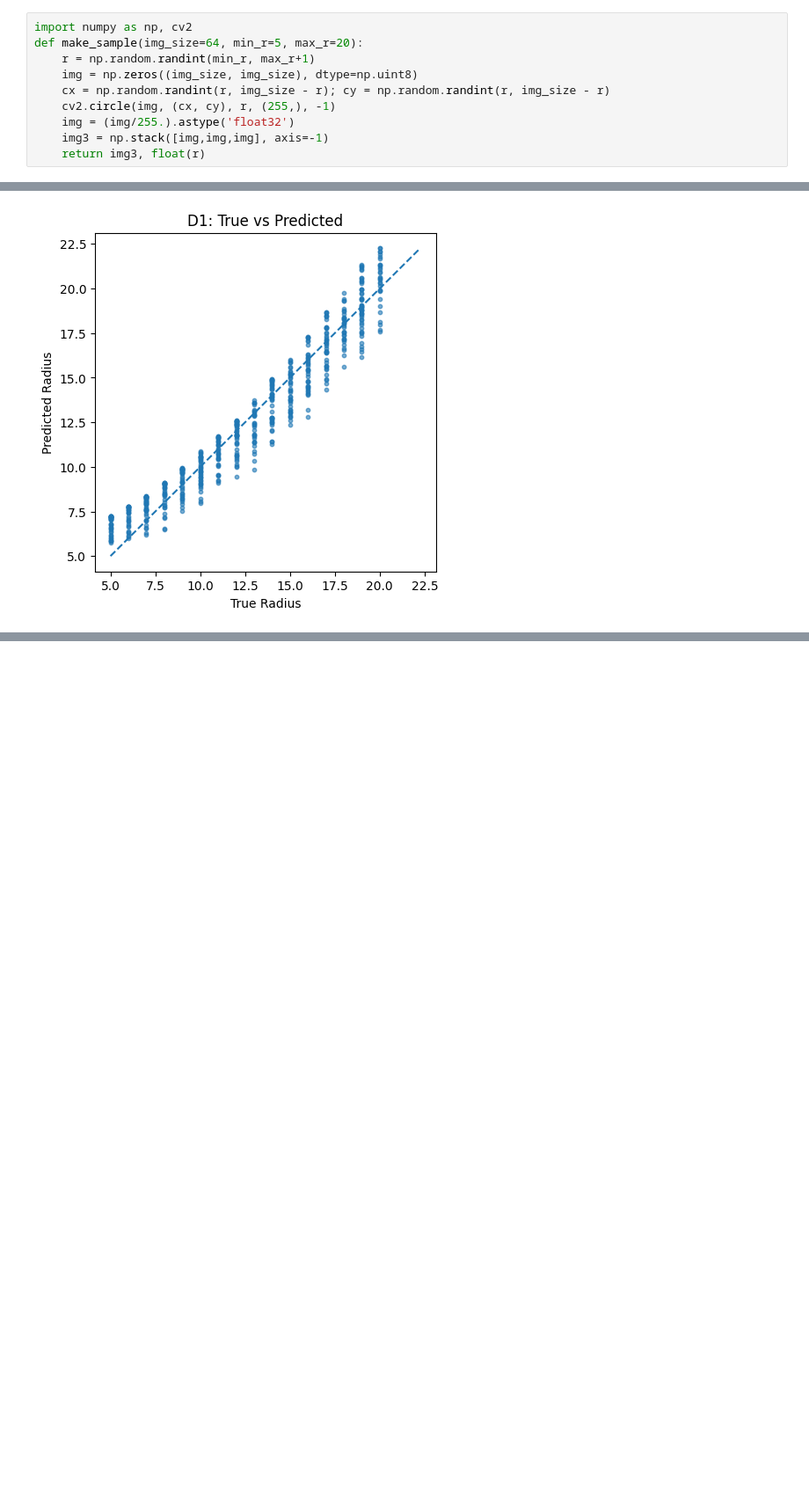
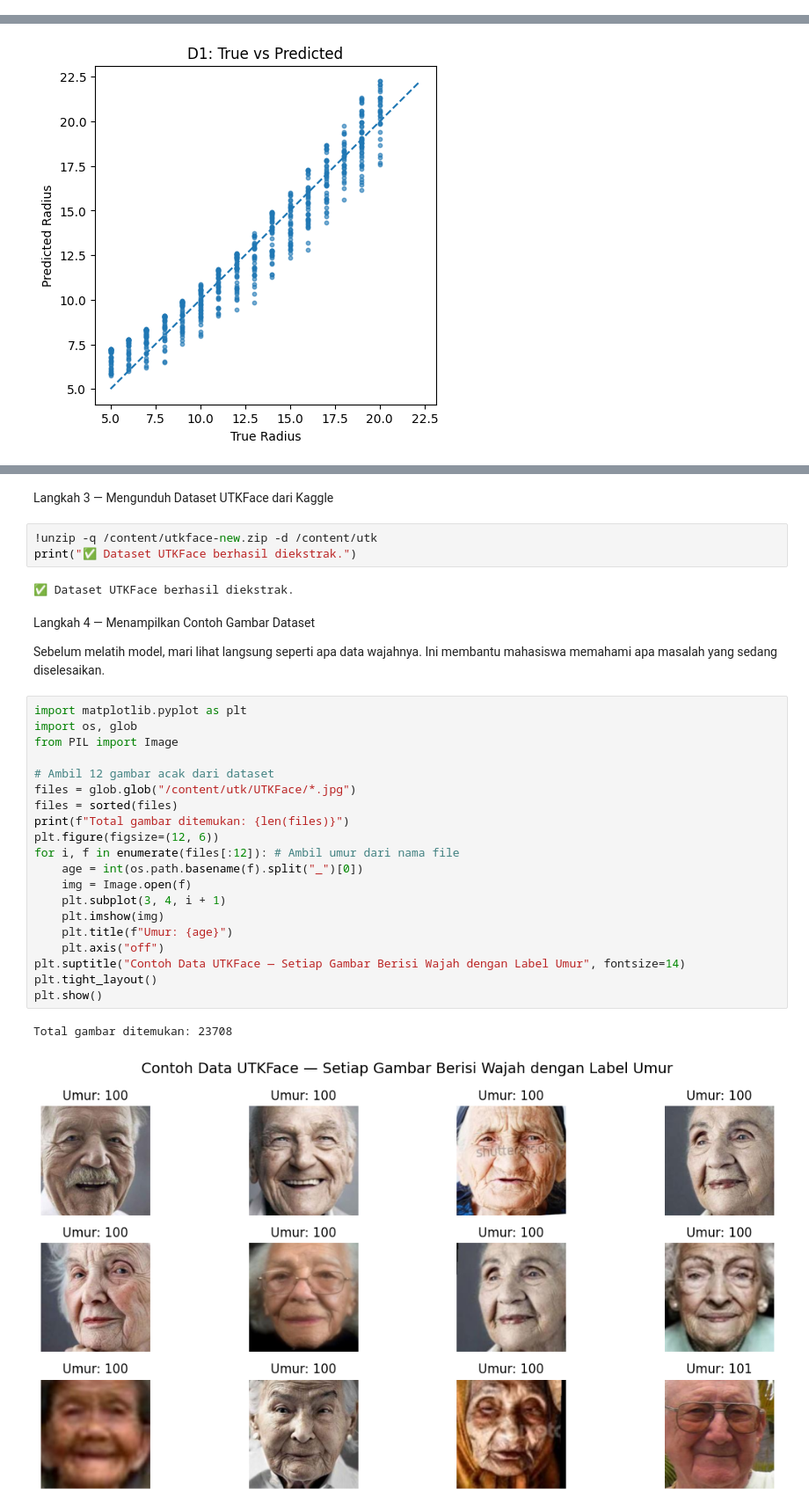
Before and after one commit to anisaafn/2025_Visi-Komputer_TI-2B, a Jupyter notebook: Jobsheet_3_Teknik_Regresi_Gambar.ipynb, the cells around one changed output, grey strips where cells are left out. Shown at 88% size. Saved outputs shown, nothing was run; the diff lists cells and outputs as text; blank space fills up the shorter version.

```diff
--- a/Jobsheet_3_Teknik_Regresi_Gambar.ipynb
+++ b/Jobsheet_3_Teknik_Regresi_Gambar.ipynb
@@ -23,10 +19,0 @@ Kita akan membuat dataset citra 64×64 berisi satu lingkaran putih di latar hita
-# %%
-import numpy as np, cv2
-def make_sample(img_size=64, min_r=5, max_r=20):
-    r = np.random.randint(min_r, max_r+1)
-    img = np.zeros((img_size, img_size), dtype=np.uint8)
-    cx = np.random.randint(r, img_size - r); cy = np.random.randint(r, img_size - r)
-    cv2.circle(img, (cx, cy), r, (255,), -1)
-    img = (img/255.).astype('float32')
-    img3 = np.stack([img,img,img], axis=-1)
-    return img3, float(r)
@@ -275,0 +213,34 @@ plt.show()
+# %% [markdown]
+Langkah 3 — Mengunduh Dataset UTKFace dari Kaggle
+# %%
+!unzip -q /content/utkface-new.zip -d /content/utk
+print("✅ Dataset UTKFace berhasil diekstrak.")
+# %% [output]
+✅ Dataset UTKFace berhasil diekstrak.
+# %% [markdown]
+Langkah 4 — Menampilkan Contoh Gambar Dataset
+
+Sebelum	melatih	model,	mari	lihat	langsung	seperti	apa	data	wajahnya. Ini membantu mahasiswa memahami apa masalah yang sedang diselesaikan.
+# %%
+import matplotlib.pyplot as plt
+import os, glob
+from PIL import Image
+
+# Ambil 12 gambar acak dari dataset
+files = glob.glob("/content/utk/UTKFace/*.jpg")
+files = sorted(files)
+print(f"Total gambar ditemukan: {len(files)}")
+plt.figure(figsize=(12, 6))
+for i, f in enumerate(files[:12]): # Ambil umur dari nama file
+    age = int(os.path.basename(f).split("_")[0])
+    img = Image.open(f)
+    plt.subplot(3, 4, i + 1)
+    plt.imshow(img)
+    plt.title(f"Umur: {age}")
+    plt.axis("off")
+plt.suptitle("Contoh Data UTKFace — Setiap Gambar Berisi Wajah dengan Label Umur", fontsize=14)
+plt.tight_layout()
+plt.show()
+# %% [output]
+Total gambar ditemukan: 23708
+[figure, added]
```
Also changed, not shown: parts of 28 cells of this notebook.
